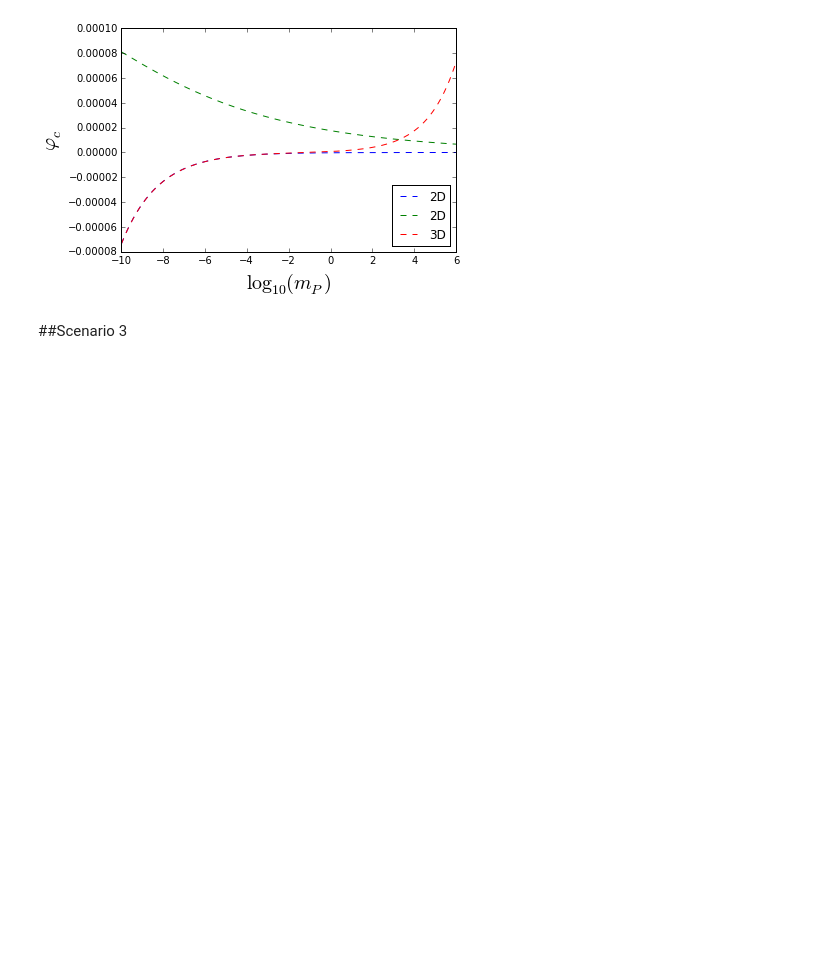
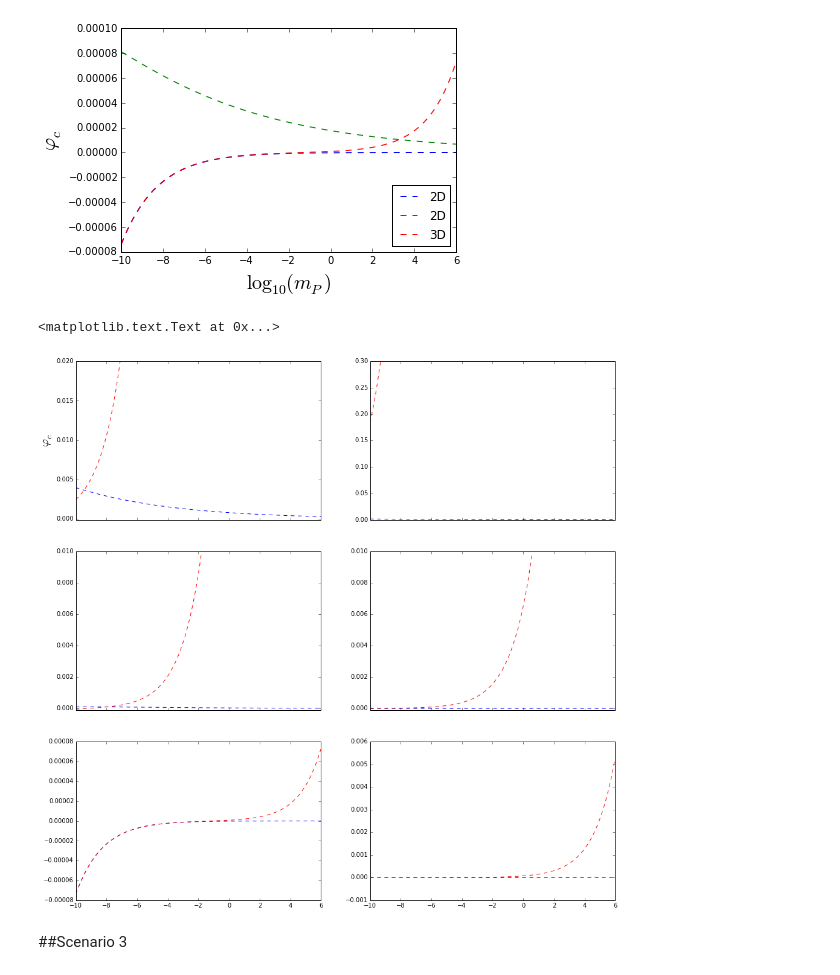
Before and after one commit to Carlos16/Tesis-IGP, a Jupyter notebook: code/Theory/massPredatorInfluence.ipynb, the cells around one changed output. Cells and saved outputs as stored; diff of their text form; code cells hidden in the pictures; blank space fills up the shorter version.

```diff
--- a/code/Theory/massPredatorInfluence.ipynb
+++ b/code/Theory/massPredatorInfluence.ipynb
@@ -46,6 +72,37 @@ axes.set_ylabel(r"$\varphi_c$",size=20)
 # %% [output]
 <matplotlib.text.Text at 0x...>
 [figure]
+# %%
+xRange = 10**np.arange(-10,6,0.01)
+fig,axes = plt.subplots(nrows=3,ncols=2,sharex = True ,figsize = (16,16))
+axes[0,0].plot(np.log10(xRange),F1['I_C_s2'](1e5,1e-3,xRange),'b--',label ="2D")
+axes[0,0].plot(np.log10(xRange),F2['I_C_s2'](1e5,1e-3,xRange),'r--',label = "3D")
+
+axes[0,1].plot(np.log10(xRange),F1['I_C_s2'](1e5,1e3,xRange),'b--',label ="2D")
+axes[0,1].plot(np.log10(xRange),F2['I_C_s2'](1e5,1e3,xRange),'r--',label = "3D")
+
+axes[1,0].plot(np.log10(xRange),F1['I_C_s2'](1e2,1e-3,xRange),'b--',label ="2D")
+axes[1,0].plot(np.log10(xRange),F2['I_C_s2'](1e2,1e-3,xRange),'r--',label = "3D")
+
+axes[1,1].plot(np.log10(xRange),F1['I_C_s2'](1e-2,1e3,xRange),'b--',label ="2D")
+axes[1,1].plot(np.log10(xRange),F2['I_C_s2'](1e-2,1e3,xRange),'r--',label = "3D")
+
+axes[2,0].plot(np.log10(xRange),F1['I_C_s2'](1e-5,1e-3,xRange),'b--',label ="2D")
+axes[2,0].plot(np.log10(xRange),F2['I_C_s2'](1e-5,1e-3,xRange),'r--',label = "3D")
+
+axes[2,1].plot(np.log10(xRange),F1['I_C_s2'](1e-5,1e3,xRange),'b--',label ="2D")
+axes[2,1].plot(np.log10(xRange),F2['I_C_s2'](1e-5,1e3,xRange),'r--',label = "3D")
+
+#axes.legend(loc ="best")
+#axes.set_xlabel(r"$\log_{10}(m_P)$",size=20)
+axes[0,0].set_ylim([-0.0001,0.02])
+axes[0,1].set_ylim([0.00,0.3])
+axes[1,0].set_ylim([-0.0001,0.01])
+axes[1,1].set_ylim([-0.0001,0.01])
+axes[0,0].set_ylabel(r"$\varphi_c$",size=20)
+# %% [output]
+<matplotlib.text.Text at 0x...>
+[figure, added]
 # %% [markdown]
 ##Scenario 3
 # %% [markdown]
```
Also changed, not shown: parts of 4 cells of this notebook, 13 other files.
